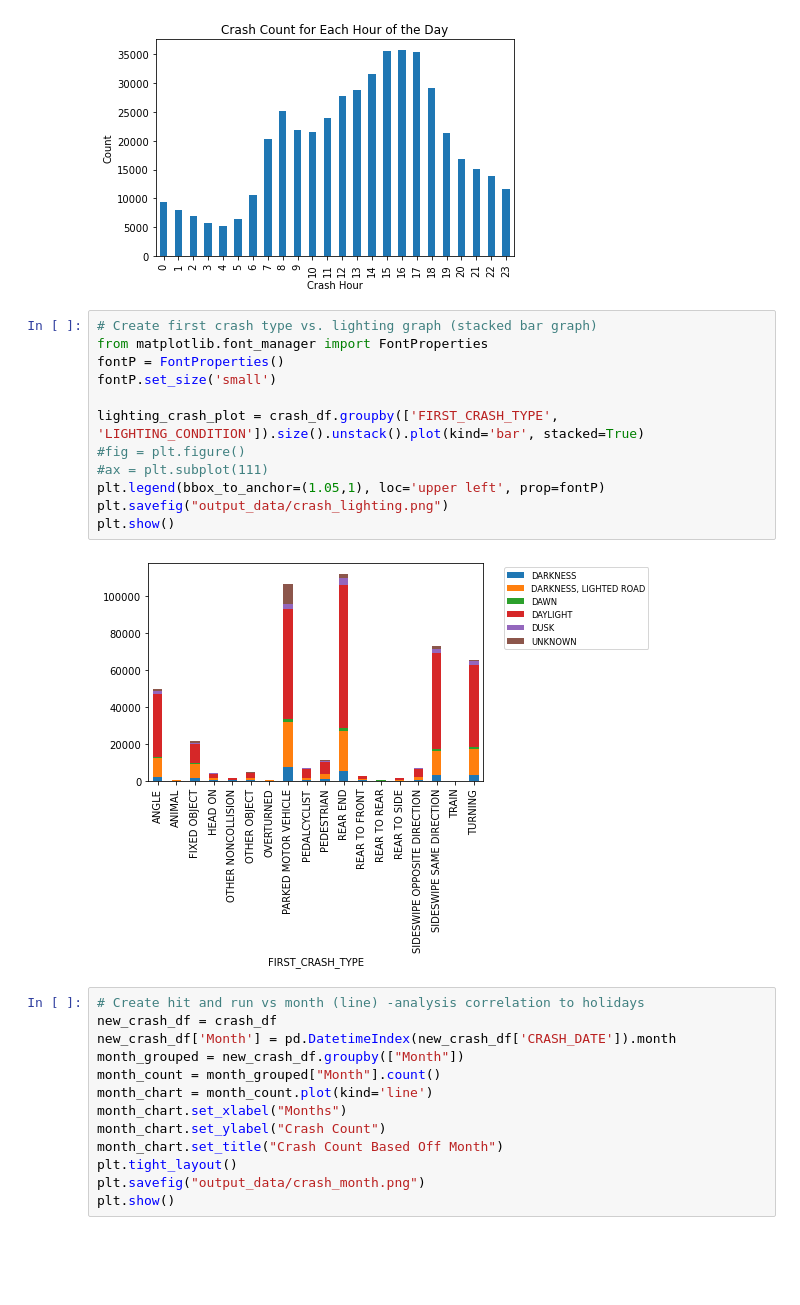
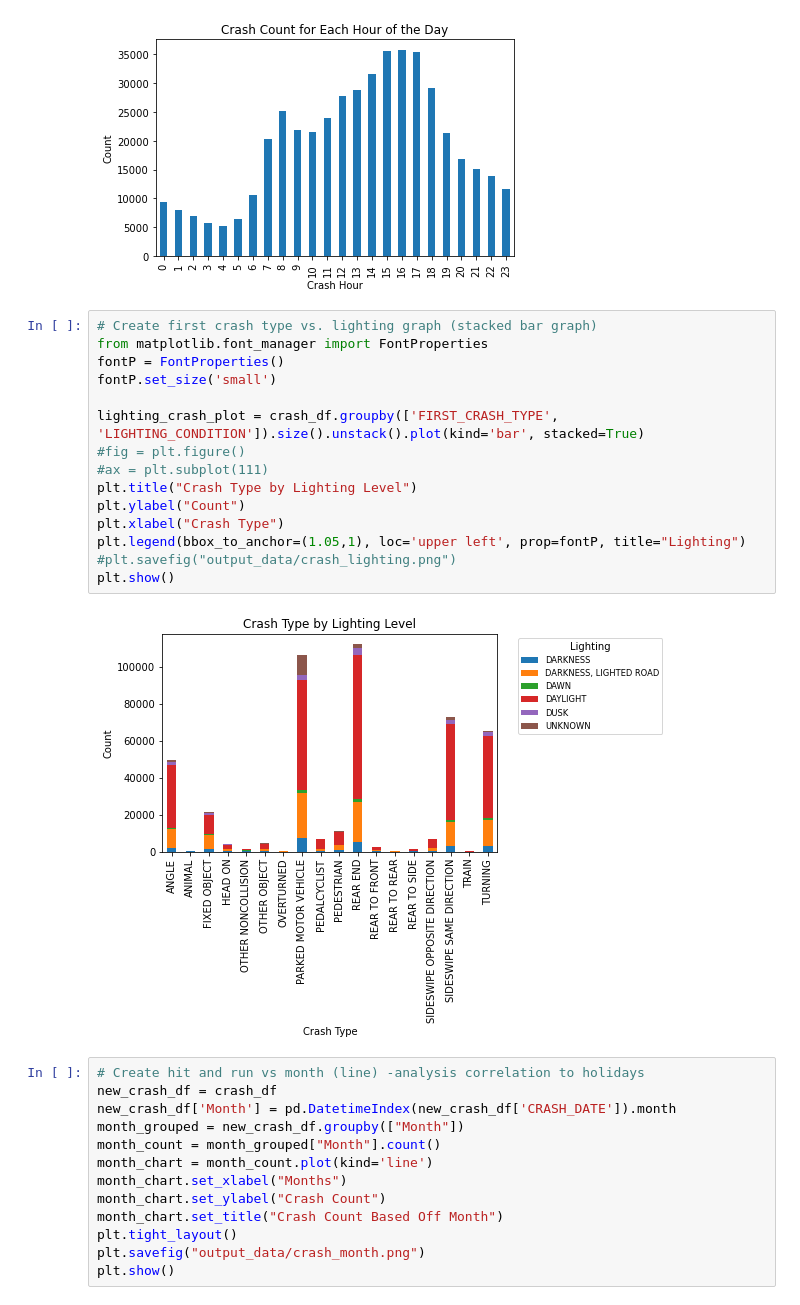
Before and after one commit to andrewbankston/project-one, a Jupyter notebook: Chicago_Crashes.ipynb, the cells around one changed output. Drawn from its saved outputs; the diff is of its cells as text; blank space fills up the shorter version.

```diff
--- a/Chicago_Crashes.ipynb
+++ b/Chicago_Crashes.ipynb
@@ -92,17 +86,20 @@ plt.show()
 # %%
 # Create first crash type vs. lighting graph (stacked bar graph)
 from matplotlib.font_manager import FontProperties
 fontP = FontProperties()
 fontP.set_size('small')
 
 lighting_crash_plot = crash_df.groupby(['FIRST_CRASH_TYPE', 'LIGHTING_CONDITION']).size().unstack().plot(kind='bar', stacked=True)
 #fig = plt.figure()
 #ax = plt.subplot(111)
-plt.legend(bbox_to_anchor=(1.05,1), loc='upper left', prop=fontP)
-plt.savefig("output_data/crash_lighting.png")
+plt.title("Crash Type by Lighting Level")
+plt.ylabel("Count")
+plt.xlabel("Crash Type")
+plt.legend(bbox_to_anchor=(1.05,1), loc='upper left', prop=fontP, title="Lighting")
+#plt.savefig("output_data/crash_lighting.png")
 plt.show()
 # %% [output]
-[figure, old version]
+[figure, new version]
 # %%
 # Create hit and run vs month (line) -analysis correlation to holidays
 new_crash_df = crash_df
```
Also changed, not shown: parts of 14 cells of this notebook, 7 other files.
